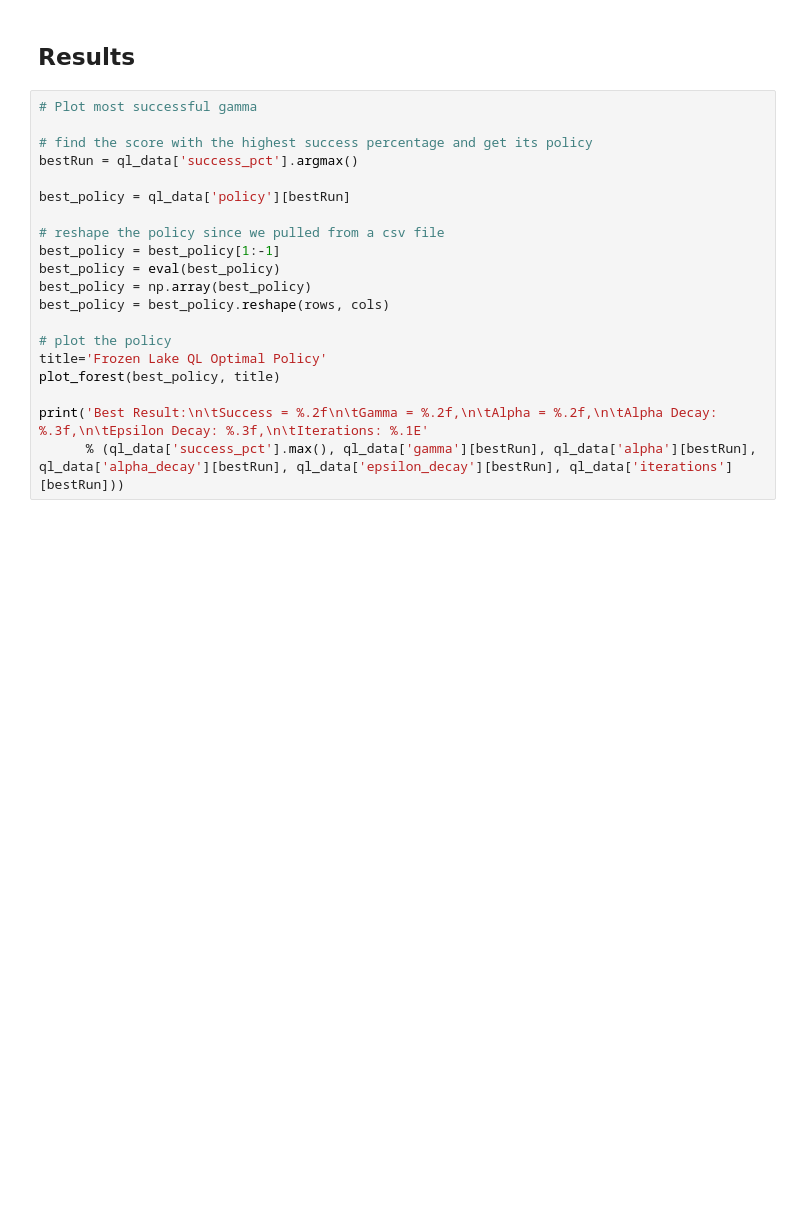
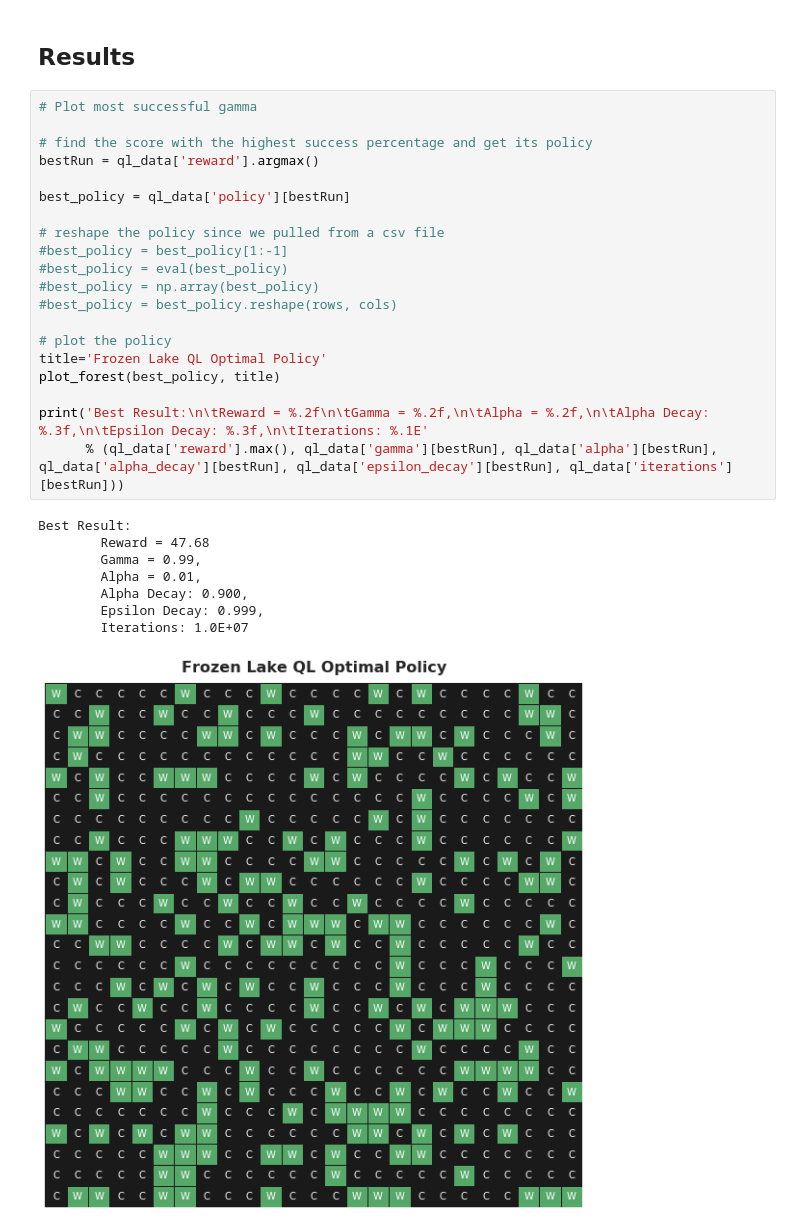
Before and after one commit to reedipher/CS-7641-reinforcement_learning, a Jupyter notebook: code/forest.ipynb, the cells around one changed output. Saved outputs shown, nothing was run; the diff lists cells and outputs as text; blank space fills up the shorter version.

```diff
--- a/code/forest.ipynb
+++ b/code/forest.ipynb
@@ -515,20 +525,29 @@ plot_QL('gamma', 'reward', title='Mean Reward vs. Gamma')
 # %%
 # Plot most successful gamma
 
 # find the score with the highest success percentage and get its policy
-bestRun = ql_data['success_pct'].argmax()
+bestRun = ql_data['reward'].argmax()
 
 best_policy = ql_data['policy'][bestRun]
 
 # reshape the policy since we pulled from a csv file
-best_policy = best_policy[1:-1]
-best_policy = eval(best_policy)
-best_policy = np.array(best_policy)
-best_policy = best_policy.reshape(rows, cols)
+#best_policy = best_policy[1:-1]
+#best_policy = eval(best_policy)
+#best_policy = np.array(best_policy)
+#best_policy = best_policy.reshape(rows, cols)
 
 # plot the policy
 title='Frozen Lake QL Optimal Policy'
 plot_forest(best_policy, title)
 
-print('Best Result:\n\tSuccess = %.2f\n\tGamma = %.2f,\n\tAlpha = %.2f,\n\tAlpha Decay: %.3f,\n\tEpsilon Decay: %.3f,\n\tIterations: %.1E'
-      % (ql_data['success_pct'].max(), ql_data['gamma'][bestRun], ql_data['alpha'][bestRun], ql_data['alpha_decay'][bestRun], ql_data['epsilon_decay'][bestRun], ql_data['iterations'][bestRun]))
+print('Best Result:\n\tReward = %.2f\n\tGamma = %.2f,\n\tAlpha = %.2f,\n\tAlpha Decay: %.3f,\n\tEpsilon Decay: %.3f,\n\tIterations: %.1E'
+      % (ql_data['reward'].max(), ql_data['gamma'][bestRun], ql_data['alpha'][bestRun], ql_data['alpha_decay'][bestRun], ql_data['epsilon_decay'][bestRun], ql_data['iterations'][bestRun]))
+# %% [output]
+Best Result:
+        Reward = 47.68
+        Gamma = 0.99,
+        Alpha = 0.01,
+        Alpha Decay: 0.900,
+        Epsilon Decay: 0.999,
+        Iterations: 1.0E+07
+[figure, added]
```
Also changed, not shown: parts of 2 cells of this notebook, 5 other files.
